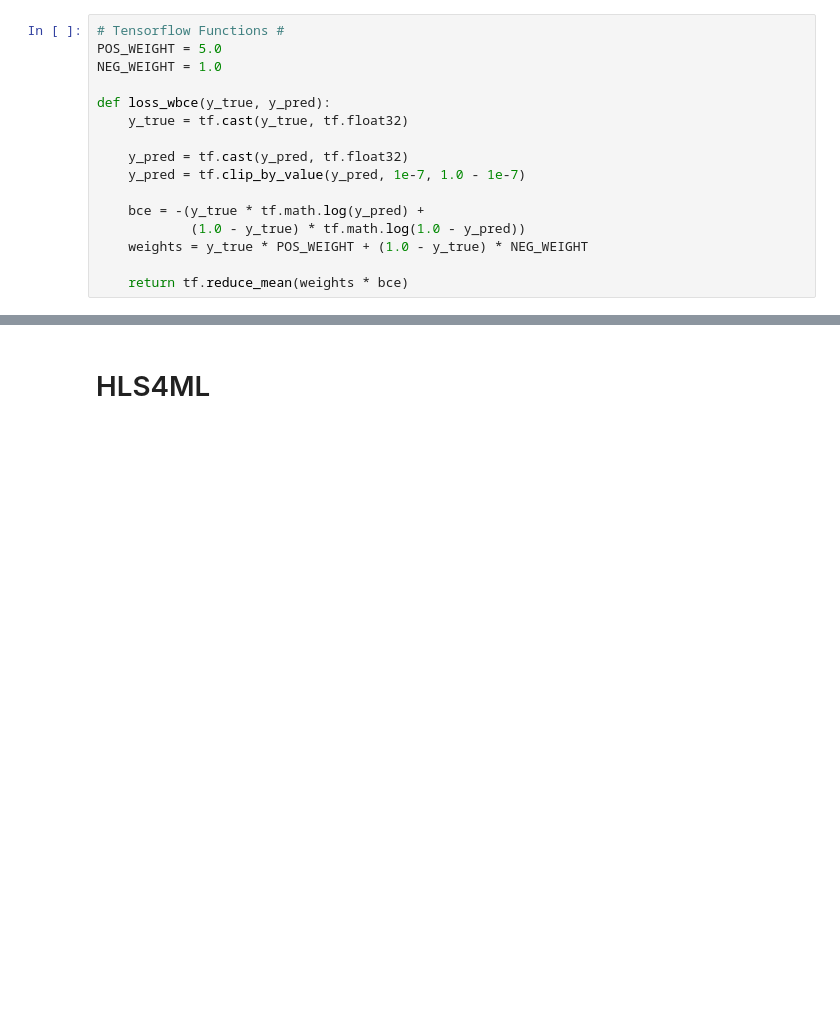
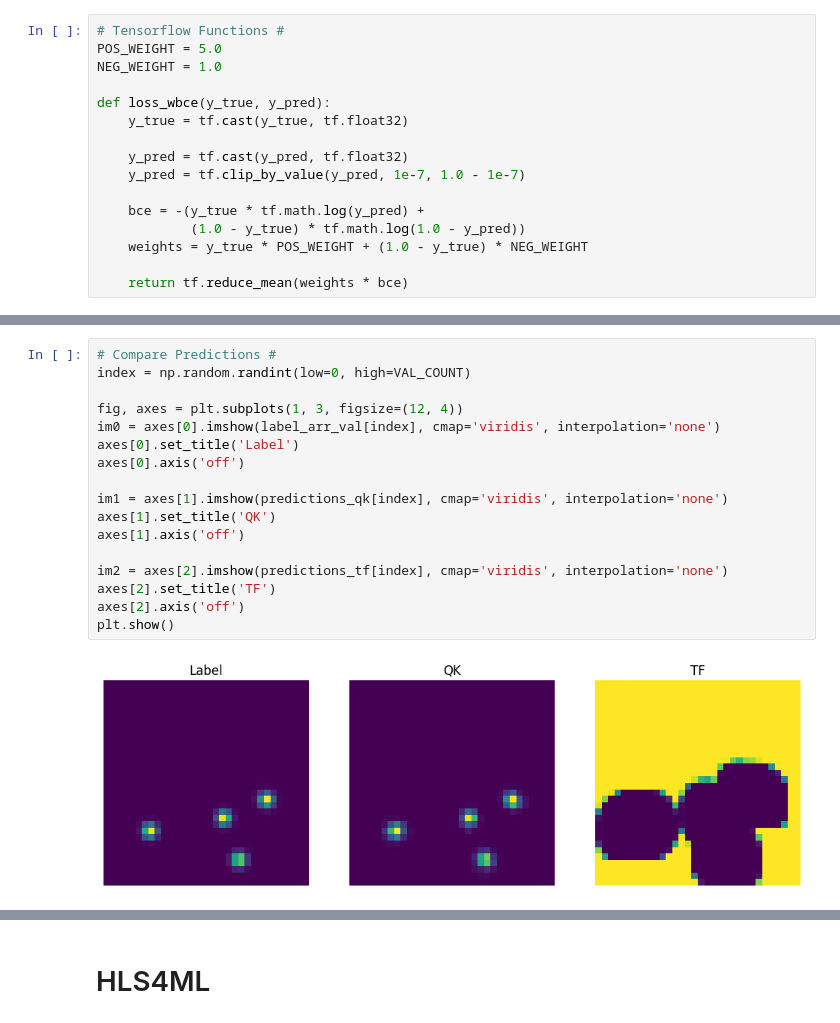
Before and after one commit to pujan-p/Rheed-FOLO, a Jupyter notebook: Training/FOLO_Generated.ipynb, the cells around one changed output, grey strips where cells are left out. Saved outputs shown, nothing was run; the diff lists cells and outputs as text; blank space fills up the shorter version.

```diff
--- a/Training/FOLO_Generated.ipynb
+++ b/Training/FOLO_Generated.ipynb
@@ -425,3 +450,22 @@ print(f'[Prediction Shape]: {predictions_qk.shape}')
+# %%
+# Compare Predictions #
+index = np.random.randint(low=0, high=VAL_COUNT)
+
+fig, axes = plt.subplots(1, 3, figsize=(12, 4))
+im0 = axes[0].imshow(label_arr_val[index], cmap='viridis', interpolation='none')
+axes[0].set_title('Label')
+axes[0].axis('off')
+
+im1 = axes[1].imshow(predictions_qk[index], cmap='viridis', interpolation='none')
+axes[1].set_title('QK')
+axes[1].axis('off')
+
+im2 = axes[2].imshow(predictions_tf[index], cmap='viridis', interpolation='none')
+axes[2].set_title('TF')
+axes[2].axis('off')
+plt.show()
+# %% [output]
+[figure, added]
 # %%
 # Visual Validation #
 index = np.random.randint(low=0, high=VAL_COUNT)
```
Also changed, not shown: parts of 11 cells of this notebook, 1 other file.
